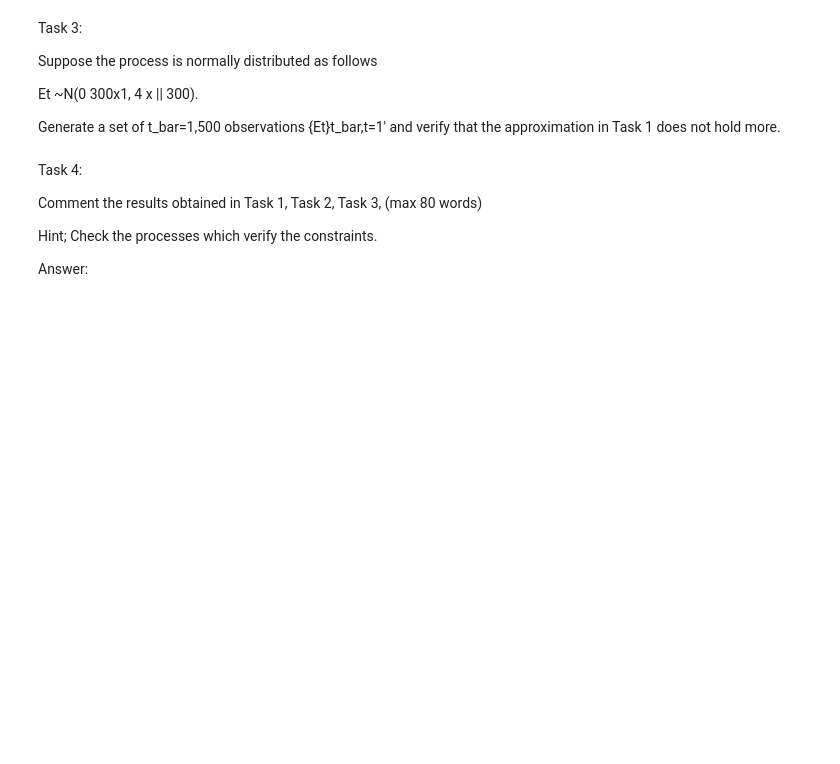
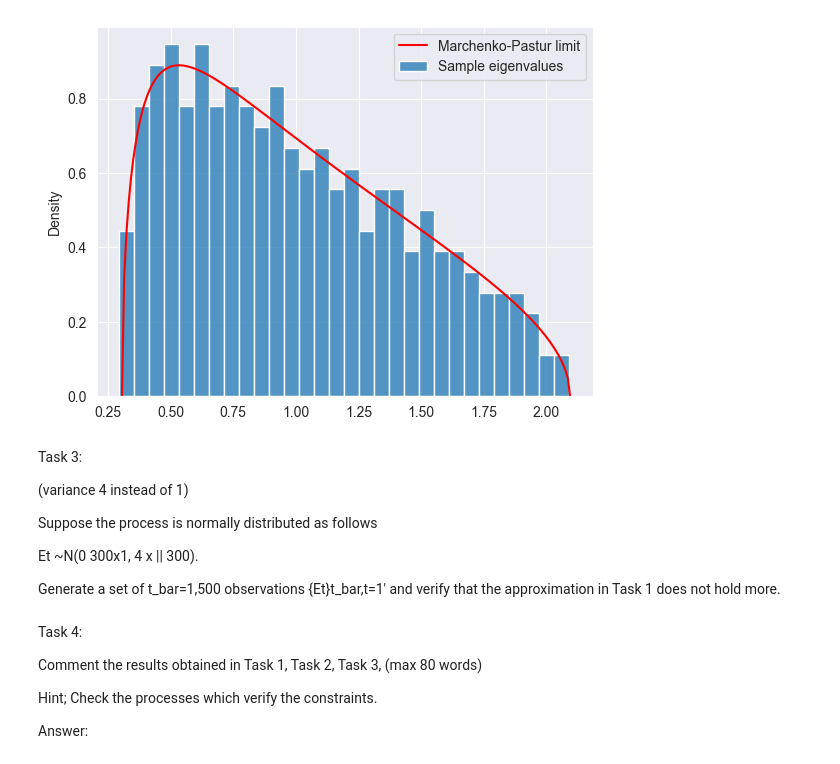
Before and after one commit to Gok-ML-AI/ARPM, a Jupyter notebook: module-01-linear-mean-covariance/Random-Matrix-Theory/random-matrix-theory.ipynb, the cells around one changed output. Saved outputs shown, nothing was run; the diff lists cells and outputs as text; code cells hidden in the pictures; blank space fills up the shorter version.

Commit message:
MP Task 1 & 2

```diff
--- a/module-01-linear-mean-covariance/Random-Matrix-Theory/random-matrix-theory.ipynb
+++ b/module-01-linear-mean-covariance/Random-Matrix-Theory/random-matrix-theory.ipynb
@@ -69,24 +102,31 @@ for any i=1,...,300.
 
 Generate a set of t_bar=1,500 observations {Et}t_bar,t=1' and verify that the approximation in Task 1 still holds.
 # %%
-# exponential scenarios
-eps_2 =
-# covariance of normal scenarios
-sigma2_2 =
-# eigenvalues of normal scenarios
-lam_2 =
+# exponential scenarios, but draws from the exponential dist (1500x300 table)
+# - 1 shifts every number down by 1, so the mean becomes 0
+eps_2 = expon.rvs(size=(t_bar, i_bar)) - 1
+# covariance of exponential scenarios
+sigma2_2 = cov(eps_2.T)
+# eigenvalues of exponential scenarios
+lam_2 = eigvals(sigma2_2)
 
+# covraiance and eigenvalue lines are same as Task 1, only data changes.
 # grid
-x_mp_2 =
+x_mp_2 = x_mp
 # Marchenko-Pastur approximation for the normal and the exponential
-y_mp_2 =
+y_mp_2 = y_mp
 
 ################################# plot #################################
 # exponential vs its Marchenko-Pastur approximation
 lineplot(x=x_mp_2, y=y_mp_2, color='r', label='Marchenko-Pastur limit')
-histplot(x=lam_2, stat='density', label='Sample eigenvalues')
+histplot(x=lam_2, stat='density', bins=30, label='Sample eigenvalues')
+legend();
+# %% [output]
+[figure, added]
 # %% [markdown]
 Task 3:
+
+(variance 4 instead of 1)
 
 Suppose the process is normally distributed as follows
 
```
Also changed, not shown: parts of 6 cells of this notebook.
